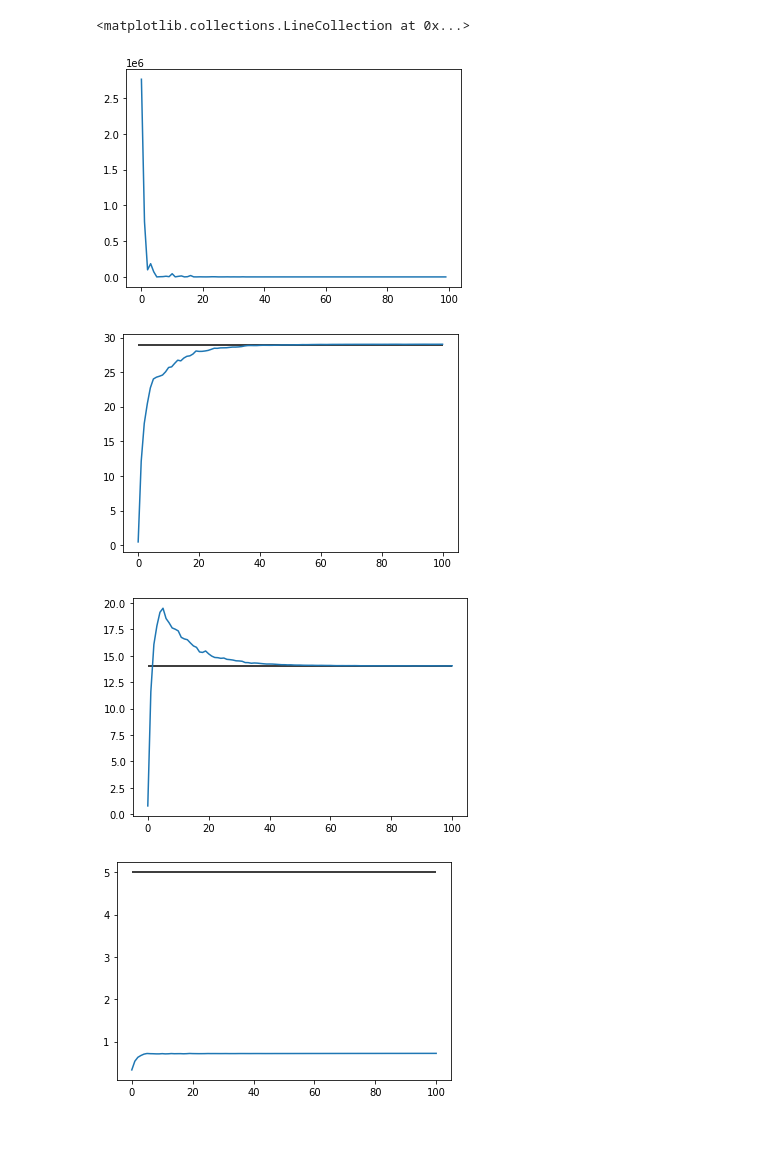
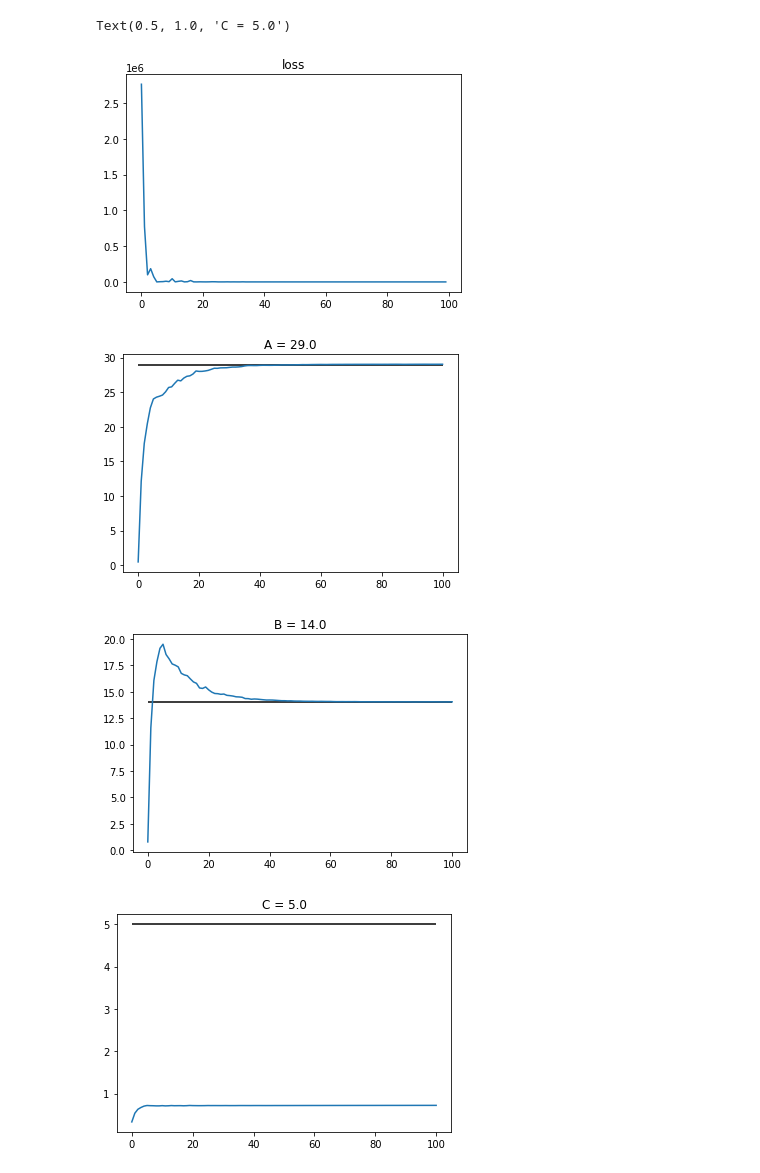
Before and after one commit to RK22000/AI-ML_tools_trial, a Jupyter notebook: TorchTrial.ipynb, the cells around one changed output. Cells and saved outputs as stored; diff of their text form; code cells hidden in the pictures; blank space fills up the shorter version.

```diff
--- a/TorchTrial.ipynb
+++ b/TorchTrial.ipynb
@@ -46,18 +46,22 @@ for i, (x, target) in enumerate(zip(samples, z)):
 # %%
 xmin, xmax = 0, 100
 plt.plot([i.item() for i in _loss])
+plt.title("loss")
 plt.figure()
 plt.plot([i for i in _a])
 plt.hlines(A, xmin, xmax)
+plt.title(f"A = {A}")
 plt.figure()
 plt.plot([i for i in _b])
 plt.hlines(B, xmin, xmax)
+plt.title(f"B = {B}")
 plt.figure()
 plt.plot([i for i in _c])
 plt.hlines(C, xmin, xmax)
+plt.title(f"C = {C}")
 # %% [output]
-<matplotlib.collections.LineCollection at 0x...>
+Text(0.5, 1.0, 'C = 5.0')
-[figure, old version]
+[figure, new version]
-[figure, old version]
+[figure, new version]
-[figure, old version]
+[figure, new version]
-[figure, old version]
+[figure, new version]
```
